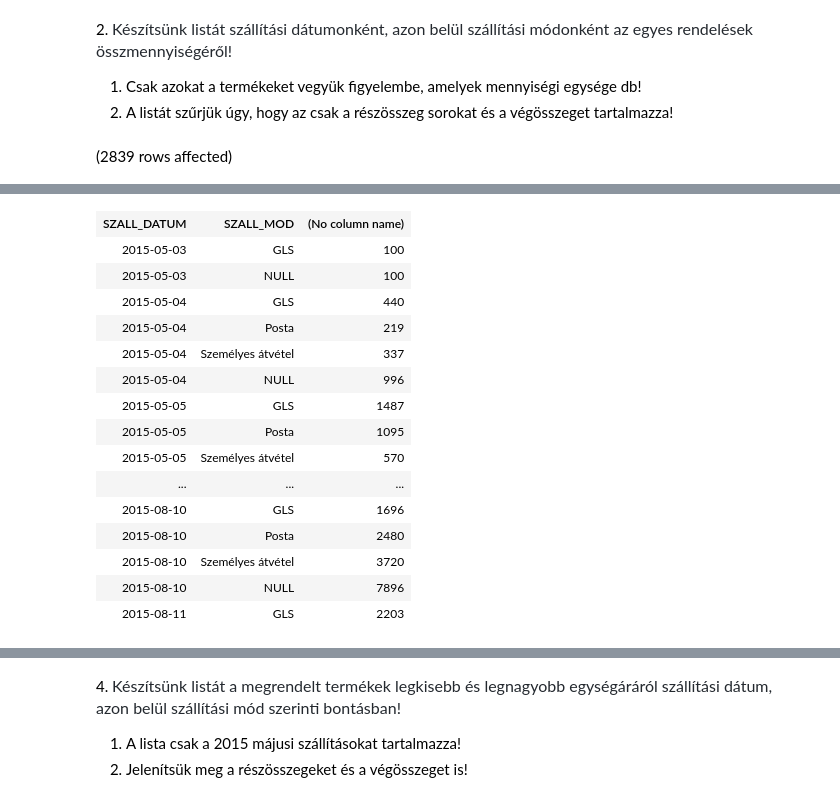
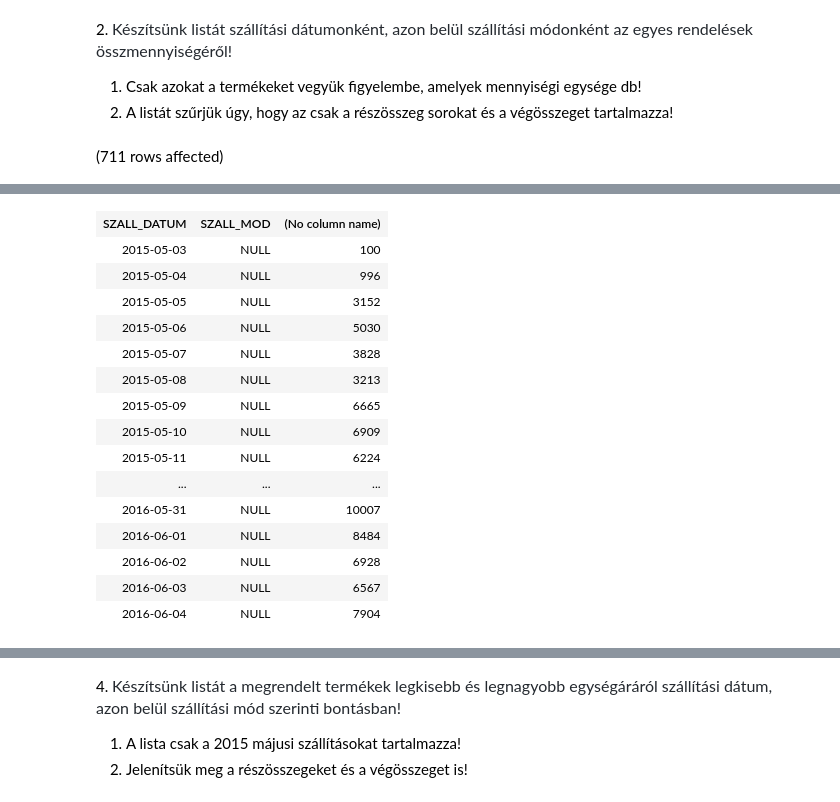
Before and after one commit to BorbelyBalazsCorvinus/Databases_OACMUT, a Jupyter notebook: gyakorlat05_feladatok.ipynb, the cells around one changed output, grey strips where cells are left out. Drawn from its saved outputs; the diff is of its cells as text; code cells hidden in the pictures.

````diff
--- a/gyakorlat05_feladatok.ipynb
+++ b/gyakorlat05_feladatok.ipynb
@@ -25,5 +25,7 @@ FROM Rendeles JOIN Rendeles_tetel ON Rendeles.SORSZAM=Rendeles_tetel.SORSZAM
 JOIN Termek ON Rendeles_tetel.TERMEKKOD=Termek.TERMEKKOD
 WHERE MEGYS='db'
 GROUP BY ROLLUP(Rendeles.SZALL_DATUM, Rendeles.SZALL_MOD)
+--HAVING SZALL_MOD is null or SZALL_DATUM is null
+HAVING GROUPING_ID(SZALL_DATUM, SZALL_MOD)>0
 # %% [output]
-(2839 rows affected)
+(711 rows affected)
@@ -31,19 +33,19 @@ Total execution time: 00:00:00.257
 | SZALL_DATUM | SZALL_MOD | (No column name) |
-| 2015-05-03 | GLS | 100 |
 | 2015-05-03 | NULL | 100 |
-| 2015-05-04 | GLS | 440 |
-| 2015-05-04 | Posta | 219 |
-| 2015-05-04 | Személyes átvétel | 337 |
 | 2015-05-04 | NULL | 996 |
-| 2015-05-05 | GLS | 1487 |
-| 2015-05-05 | Posta | 1095 |
-| 2015-05-05 | Személyes átvétel | 570 |
+| 2015-05-05 | NULL | 3152 |
+| 2015-05-06 | NULL | 5030 |
+| 2015-05-07 | NULL | 3828 |
+| 2015-05-08 | NULL | 3213 |
+| 2015-05-09 | NULL | 6665 |
+| 2015-05-10 | NULL | 6909 |
+| 2015-05-11 | NULL | 6224 |
 | ... | ... | ... |
-| 2015-08-10 | GLS | 1696 |
-| 2015-08-10 | Posta | 2480 |
-| 2015-08-10 | Személyes átvétel | 3720 |
-| 2015-08-10 | NULL | 7896 |
-| 2015-08-11 | GLS | 2203 |
+| 2016-05-31 | NULL | 10007 |
+| 2016-06-01 | NULL | 8484 |
+| 2016-06-02 | NULL | 6928 |
+| 2016-06-03 | NULL | 6567 |
+| 2016-06-04 | NULL | 7904 |
 # %% [markdown]
 ```
 3. Hány olyan ügyfél van, aki még nem rendelt semmit?
````
Also changed, not shown: parts of 2 cells of this notebook.
